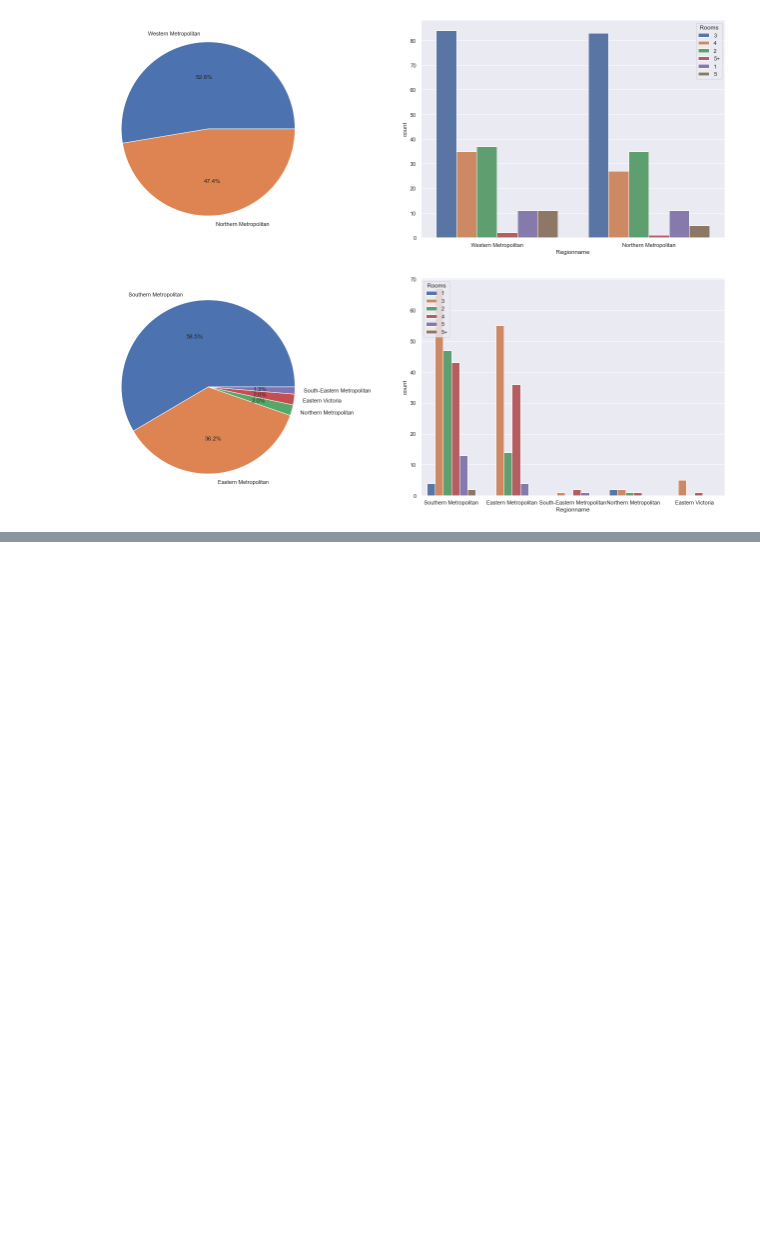
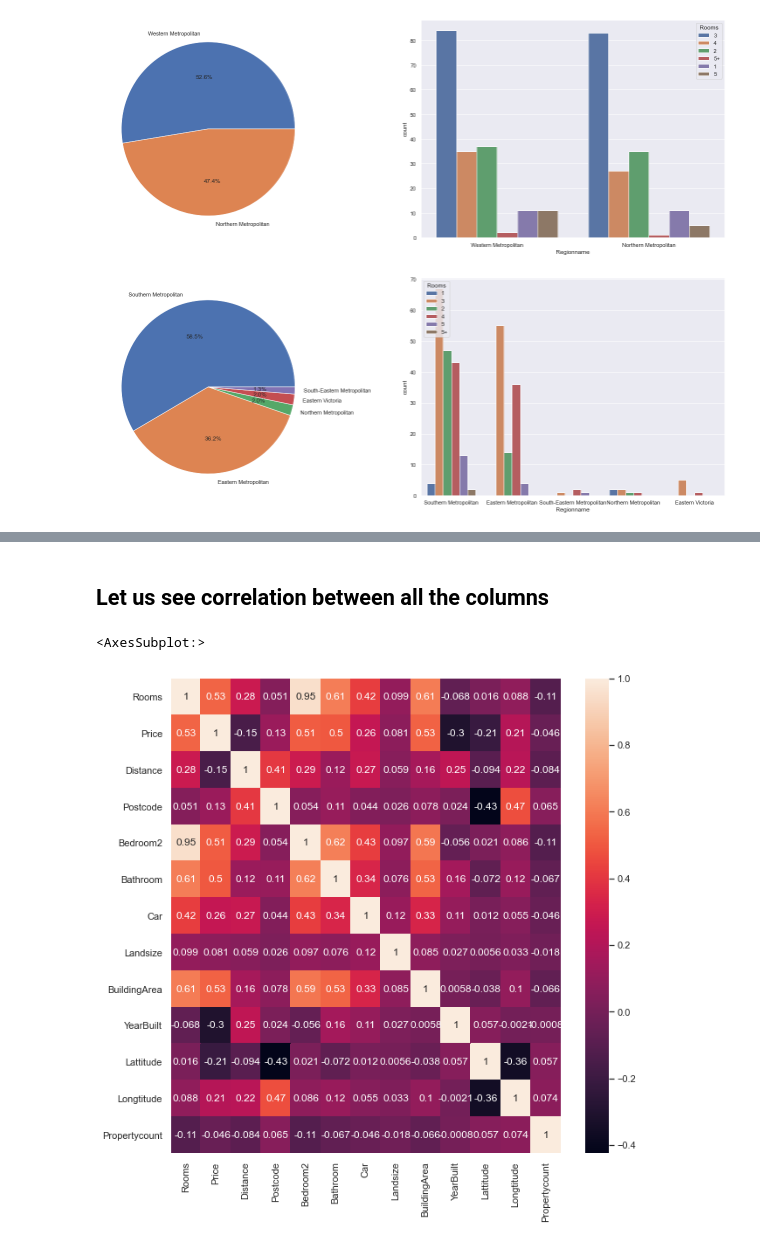
Before and after one commit to vaibhavpharate/melbourne_housing_1, a Jupyter notebook: report_book.ipynb, the cells around one changed output, grey strips where cells are left out. Saved outputs shown, nothing was run; the diff lists cells and outputs as text; code cells hidden in the pictures; blank space fills up the shorter version.

```diff
--- a/report_book.ipynb
+++ b/report_book.ipynb
@@ -178,0 +201,8 @@ for seller in top_10_sellers:
+# %% [markdown]
+## Let us see correlation  between all the columns
+# %%
+plt.figure(figsize=(10,10))
+sns.heatmap(df.dropna().corr(),annot=True)
+# %% [output]
+<AxesSubplot:>
+[figure, added]
```
Also changed, not shown: parts of 10 cells of this notebook.
